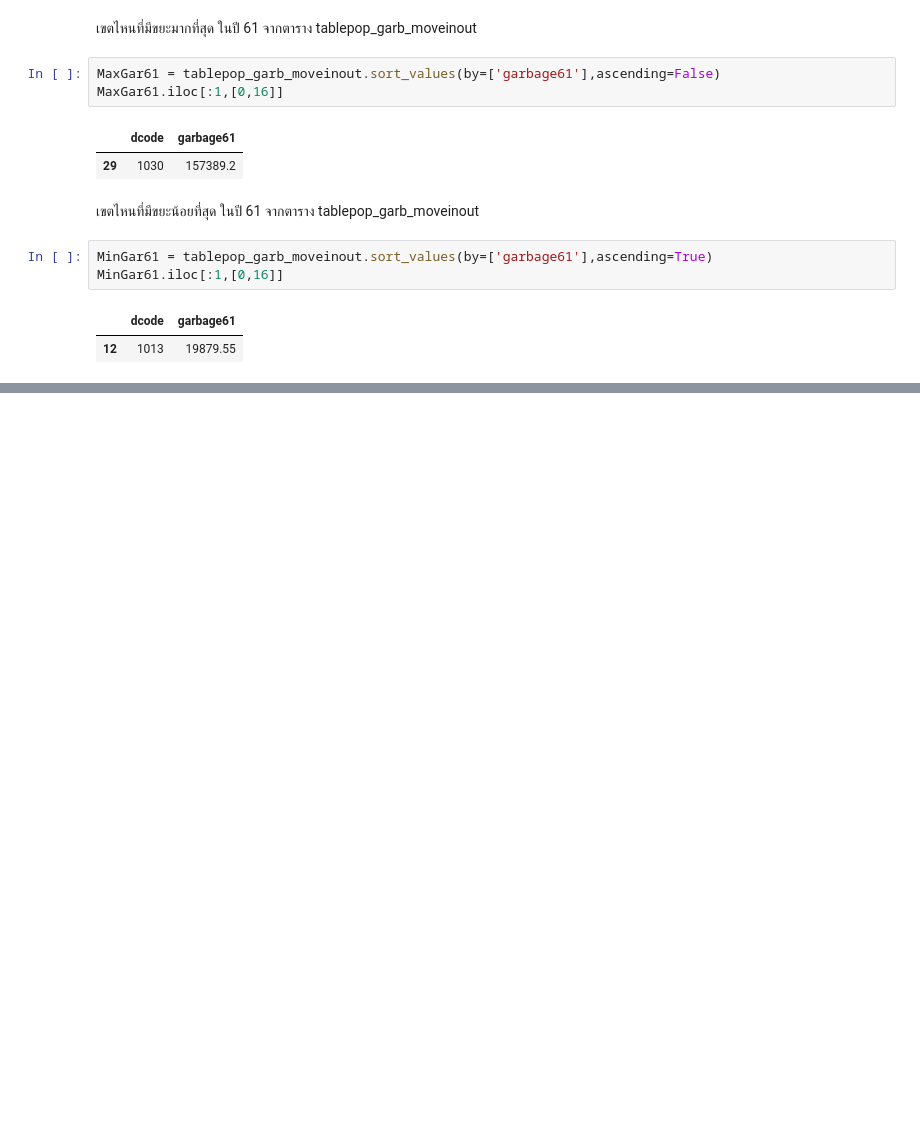
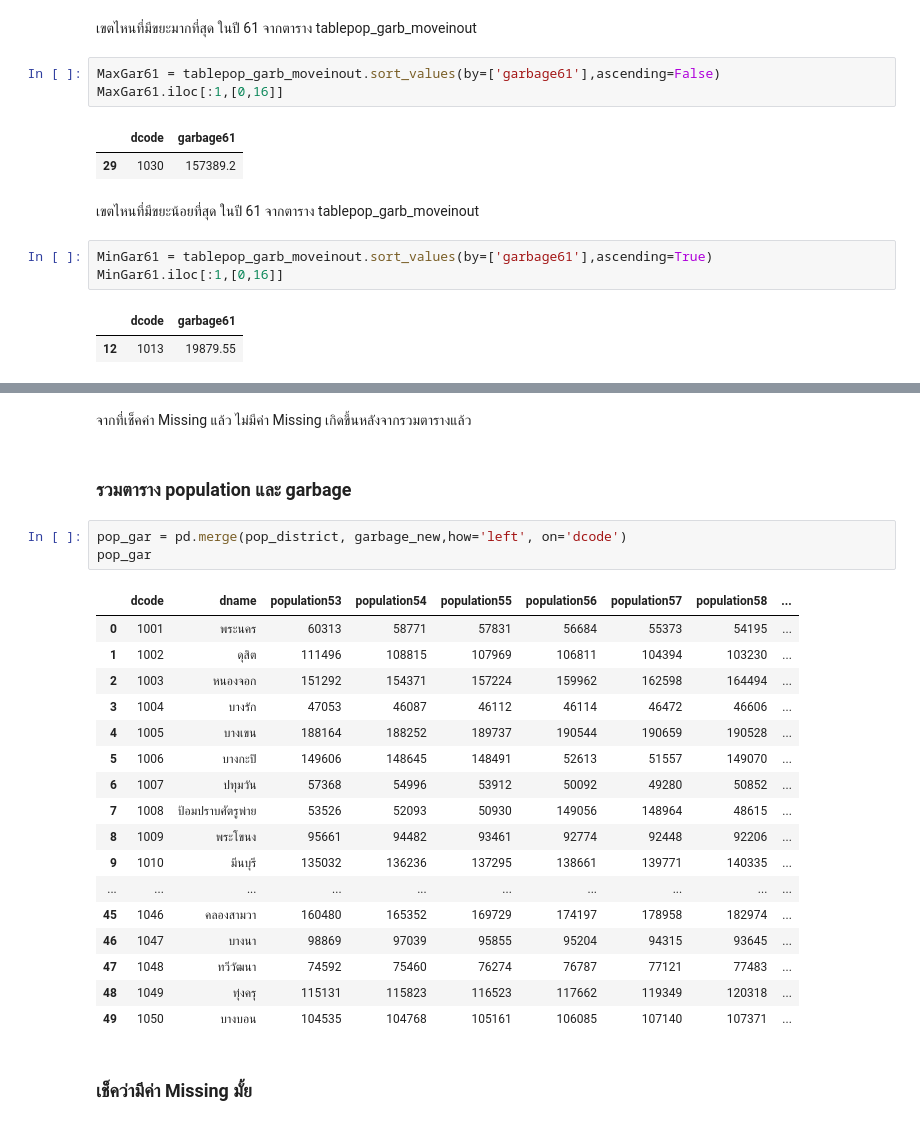
Before and after one commit to suphalaksana/DWDM21, a Jupyter notebook: Project_SUKUNA.ipynb, the cells around one changed output, grey strips where cells are left out. Drawn from its saved outputs; the diff is of its cells as text; blank space fills up the shorter version.

```diff
--- a/Project_SUKUNA.ipynb
+++ b/Project_SUKUNA.ipynb
@@ -403,0 +534,27 @@ MinGar61.iloc[:1,[0,16]]
+# %% [markdown]
+จากที่เช็คค่า Missing แล้ว ไม่มีค่า Missing เกิดขึ้นหลังจากรวมตารางแล้ว
+# %% [markdown]
+### รวมตาราง population และ garbage
+# %%
+pop_gar = pd.merge(pop_district, garbage_new,how='left', on='dcode')
+pop_gar
+# %% [output]
+|  | dcode | dname | population53 | population54 | population55 | population56 | population57 | population58 | ... |
+| 0 | 1001 | พระนคร | 60313 | 58771 | 57831 | 56684 | 55373 | 54195 | ... |
+| 1 | 1002 | ดุสิต | 111496 | 108815 | 107969 | 106811 | 104394 | 103230 | ... |
+| 2 | 1003 | หนองจอก | 151292 | 154371 | 157224 | 159962 | 162598 | 164494 | ... |
+| 3 | 1004 | บางรัก | 47053 | 46087 | 46112 | 46114 | 46472 | 46606 | ... |
+| 4 | 1005 | บางเขน | 188164 | 188252 | 189737 | 190544 | 190659 | 190528 | ... |
+| 5 | 1006 | บางกะปิ | 149606 | 148645 | 148491 | 52613 | 51557 | 149070 | ... |
+| 6 | 1007 | ปทุมวัน | 57368 | 54996 | 53912 | 50092 | 49280 | 50852 | ... |
+| 7 | 1008 | ป้อมปราบศัตรูพ่าย | 53526 | 52093 | 50930 | 149056 | 148964 | 48615 | ... |
+| 8 | 1009 | พระโขนง | 95661 | 94482 | 93461 | 92774 | 92448 | 92206 | ... |
+| 9 | 1010 | มีนบุรี | 135032 | 136236 | 137295 | 138661 | 139771 | 140335 | ... |
+| ... | ... | ... | ... | ... | ... | ... | ... | ... | ... |
+| 45 | 1046 | คลองสามวา | 160480 | 165352 | 169729 | 174197 | 178958 | 182974 | ... |
+| 46 | 1047 | บางนา | 98869 | 97039 | 95855 | 95204 | 94315 | 93645 | ... |
+| 47 | 1048 | ทวีวัฒนา | 74592 | 75460 | 76274 | 76787 | 77121 | 77483 | ... |
+| 48 | 1049 | ทุ่งครุ | 115131 | 115823 | 116523 | 117662 | 119349 | 120318 | ... |
+| 49 | 1050 | บางบอน | 104535 | 104768 | 105161 | 106085 | 107140 | 107371 | ... |
+# %% [markdown]
+### เช็คว่ามีค่า Missing มั้ย
```
Also changed, not shown: parts of 20 cells of this notebook.
